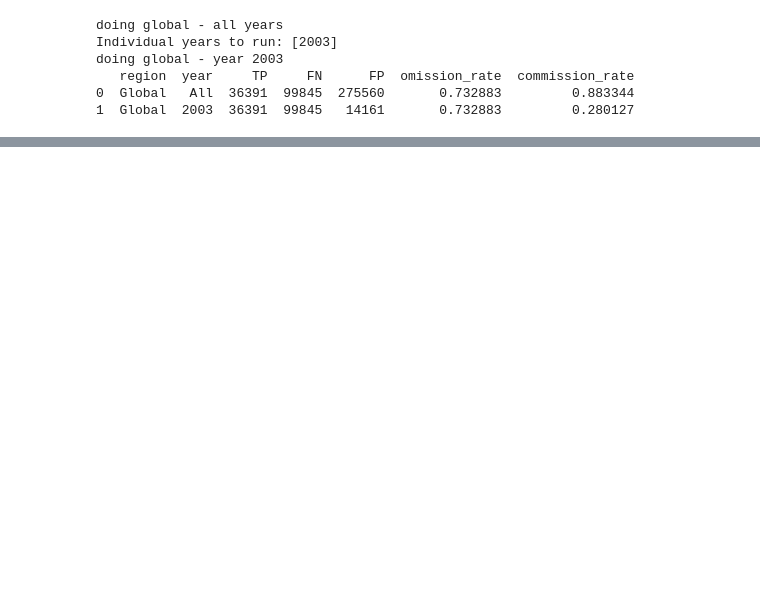
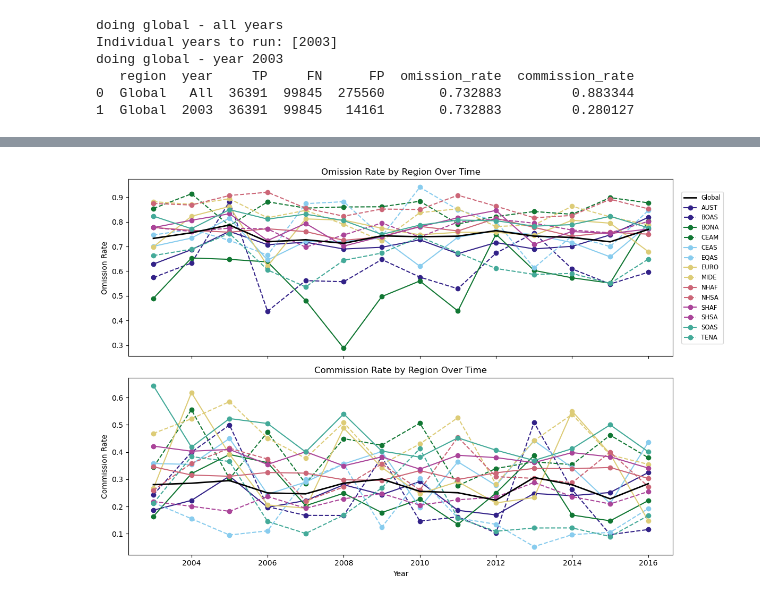
Before and after one commit to mdj4/avhrr-fire, a Jupyter notebook: src/06_intercomparison/error_analysis.ipynb, the cells around one changed output, grey strips where cells are left out. Saved outputs shown, nothing was run; the diff lists cells and outputs as text; code cells hidden in the pictures; blank space fills up the shorter version.

```diff
--- a/src/06_intercomparison/error_analysis.ipynb
+++ b/src/06_intercomparison/error_analysis.ipynb
@@ -326,11 +328,11 @@ def run_analysis(modis_df, avhrr_df, calc_overall_error=False, regional=False):
             modis_r = modis_df[modis_df['gfed'] == region]
             avhrr_r = avhrr_df[avhrr_df['gfed'] == region]
             #TP, FN, FP = match_detections(modis_r, avhrr_r)
-            TP, FN, FP = match_detections_vectorized(modis_r, avhrr_r)
-            omission, commission = compute_metrics(TP, FN, FP)
+            #TP, FN, FP = match_detections_vectorized(modis_r, avhrr_r)
+            #omission, commission = compute_metrics(TP, FN, FP)
             gfed_name = modis_r['gfed_name'].iloc[0] if not modis_r.empty else avhrr_r['gfed_name'].iloc[0]
-            results.append({'region': gfed_name, 'year': 'All', 'TP': TP, 'FN': FN, 'FP': FP,
-                            'omission_rate': omission, 'commission_rate': commission})
+            #results.append({'region': gfed_name, 'year': 'All', 'TP': TP, 'FN': FN, 'FP': FP,
+            #                'omission_rate': omission, 'commission_rate': commission})
 
             for year in sorted(set(modis_r['year']).intersection(set(avhrr_r['year']))):
                 print(f'doing region {region} - year {year}')
@@ -359,8 +361,9 @@ doing global - year 2003
 result_df = run_analysis(modis_df=modis.loc[:].copy(),
                          avhrr_df=avhrr.loc[:].copy(),
                          calc_overall_error=False,
-                         regional=False)
+                         regional=True)
 print(result_df)
+result_df.to_csv(dir_out_figures / 'error_analysis_1deg_12h.csv', index=False)
 # %% [output]
 skipping global - all years.
 
@@ -408,0 +385,76 @@ doing global - year 2010
+# %%
+import itertools
+
+# Use Paul Tol's colorblind-friendly palette (7 colors)
+# Source: https://personal.sron.nl/~pault/
+colorblind_colors = [
+    '#332288',  # dark blue
+    '#117733',  # green
+    '#88CCEE',  # cyan
+    '#DDCC77',  # sand
+    '#CC6677',  # red
+    '#AA4499',  # purple
+    '#44AA99'   # teal
+]
+
+# Split global and regional data
+global_df = result_df[result_df['region'] == 'Global'].copy()
+regional_df = result_df[result_df['region'] != 'Global'].copy()
+regional_df = regional_df[regional_df['region'] != 'Mask'].copy()
+
+# Filter out the 'All' year row and ensure year is numeric
+global_df = global_df[global_df['year'] != 'All']
+regional_df = regional_df[regional_df['year'] != 'All']
+
+global_df['year'] = pd.to_numeric(global_df['year'])
+regional_df['year'] = pd.to_numeric(regional_df['year'])
+
+regions = sorted(regional_df['region'].unique())
+
+# Define 7 colors and 2 line styles → 14 unique combinations
+#colors = plt.get_cmap('tab10').colors[:7]  # pick first 7 tab10 colors
+line_styles = ['-', '--']
+style_combinations = list(itertools.product(colorblind_colors, line_styles))
+
+# Create mapping of region to (color, linestyle)
+region_styles = {region: style_combinations[i] for i, region in enumerate(regions)}
+
+# Create figure
+fig, (ax1, ax2) = plt.subplots(2, 1, figsize=(12, 8), sharex=True)
+
+# === Omission rate ===
+# Global line
+ax1.plot(global_df['year'], global_df['omission_rate'],
+         color='black', linestyle='-', linewidth=2, label='Global',zorder=100)
+
+# Regional lines
+for region in regions:
+    subset = regional_df[regional_df['region'] == region]
+    color, style = region_styles[region]
+    ax1.plot(subset['year'], subset['omission_rate'],
+             label=region, color=color, linestyle=style, marker='o')
+
+ax1.set_ylabel('Omission Rate')
+ax1.set_title('Omission Rate by Region Over Time')
+ax1.legend(loc='center left', bbox_to_anchor=(1.01, 0.5), fontsize='small')
+
+# === Commission rate ===
+# Global line
+ax2.plot(global_df['year'], global_df['commission_rate'],
+         color='black', linestyle='-', linewidth=2, label='Global',zorder=100)
+
+# Regional lines
+for region in regions:
+    subset = regional_df[regional_df['region'] == region]
+    color, style = region_styles[region]
+    ax2.plot(subset['year'], subset['commission_rate'],
+             label=region, color=color, linestyle=style, marker='o')
+
+ax2.set_xlabel('Year')
+ax2.set_ylabel('Commission Rate')
+ax2.set_title('Commission Rate by Region Over Time')
+
+plt.tight_layout()
+plt.show()
+# %% [output]
+[figure, added]
```
Also changed, not shown: parts of 8 cells of this notebook.
